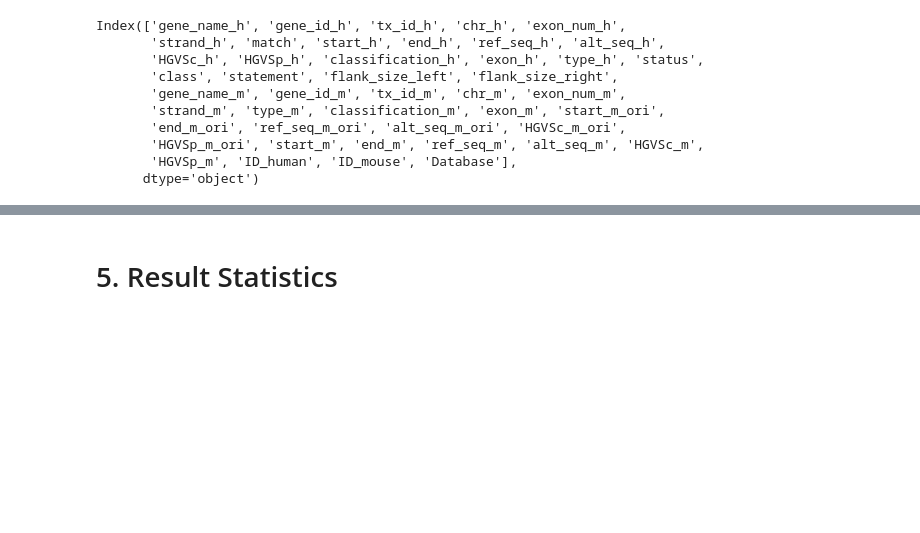
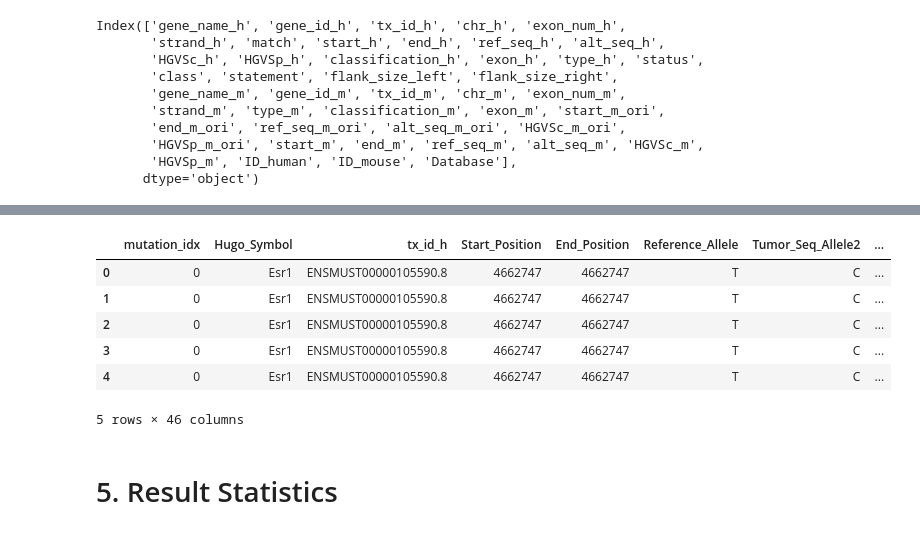
Before and after one commit to kexindon/h2m-public, a Jupyter notebook: manuscript-analysis/2_murine_mutation_database/2_murine_mutation_database.ipynb, the cells around one changed output, grey strips where cells are left out. Saved outputs shown, nothing was run; the diff lists cells and outputs as text; code cells hidden in the pictures; blank space fills up the shorter version.

```diff
--- a/manuscript-analysis/2_murine_mutation_database/2_murine_mutation_database.ipynb
+++ b/manuscript-analysis/2_murine_mutation_database/2_murine_mutation_database.ipynb
@@ -945,0 +1036,11 @@ df_all.columns = ['Hugo_Symbol','tx_id_h','Start_Position','End_Position', 'Refe
+# %%
+df_m['Reference_Allele'] = [str(x) for x in df_m['Reference_Allele']]
+df_m['Tumor_Seq_Allele2'] = [str(x) for x in df_m['Tumor_Seq_Allele2']]
+df_m['Start_Position'] = [int(x) for x in df_m['Start_Position']]
+df_m['End_Position'] = [int(x) for x in df_m['End_Position']]
+df_h['Reference_Allele'] = [str(x) for x in df_h['Reference_Allele']]
+df_h['Tumor_Seq_Allele2'] = [str(x) for x in df_h['Tumor_Seq_Allele2']]
+df_h['Start_Position'] = [int(x) for x in df_h['Start_Position']]
+df_h['End_Position'] = [int(x) for x in df_h['End_Position']]
+df_be_h = base.run_base(df_h, 'cBioPortal', chrom_dict_h, PAM='NGN',filtration='ABE+CBE', ideal_edit_window=[4, 8], auto_SNP_filter=True, proto_size=19,context_size=120, RE_sites=None, polyT_threshold=4, before_proto_context=5,sensor_length=40, sensor_orientation='reverse-complement', sensor=True)
+df_be_m = base.run_base(df_m, 'cBioPortal', chrom_dict_m, PAM='NGN',filtration='ABE+CBE', ideal_edit_window=[4, 8], auto_SNP_filter=True, proto_size=19,context_size=120, RE_sites=None, polyT_threshold=4, before_proto_context=5,sensor_length=40, sensor_orientation='reverse-complement', sensor=True)
@@ -945,0 +1053,2 @@ df_all.columns = ['Hugo_Symbol','tx_id_h','Start_Position','End_Position', 'Refe
+# %%
+df_pe_input = pd.read_csv('/Users/kexindong/Documents/GitHub/Output/h2m_database/PEGG/pe_human.csv')
@@ -945,0 +1057,2 @@ df_all.columns = ['Hugo_Symbol','tx_id_h','Start_Position','End_Position', 'Refe
+# %%
+list_of_pe_inluced_id = list(df_pe_input['ID'])
@@ -945,0 +1071,6 @@ df_all.columns = ['Hugo_Symbol','tx_id_h','Start_Position','End_Position', 'Refe
+# %%
+df_m = df_m[[x[:-4] in list_of_pe_inluced_id for x in df_m['ID']]]
+# %%
+df_pe_m = prime.run(df_m, 'cBioPortal', chrom_dict=chrom_dict_m, PAM='NGN',rankby='RF_Score', pegRNAs_per_mut=5, RTT_lengths=[5, 10, 15, 25, 30],PBS_lengths=[8, 10, 13, 15], min_RHA_size=1, RE_sites=None, polyT_threshold=4,proto_size=19, context_size=120, before_proto_context=5, sensor_length=60,sensor_orientation='reverse-complement', sensor=True)
+df_pe_m
+# %% [output]
@@ -945,0 +1078,7 @@ df_all.columns = ['Hugo_Symbol','tx_id_h','Start_Position','End_Position', 'Refe
+|  | mutation_idx | Hugo_Symbol | tx_id_h | Start_Position | End_Position | Reference_Allele | Tumor_Seq_Allele2 | ... |
+| 0 | 0 | Esr1 | ENSMUST00000105590.8 | 4662747 | 4662747 | T | C | ... |
+| 1 | 0 | Esr1 | ENSMUST00000105590.8 | 4662747 | 4662747 | T | C | ... |
+| 2 | 0 | Esr1 | ENSMUST00000105590.8 | 4662747 | 4662747 | T | C | ... |
+| 3 | 0 | Esr1 | ENSMUST00000105590.8 | 4662747 | 4662747 | T | C | ... |
+| 4 | 0 | Esr1 | ENSMUST00000105590.8 | 4662747 | 4662747 | T | C | ... |
+5 rows × 46 columns
```
Also changed, not shown: parts of 39 cells of this notebook, 14 other files.
